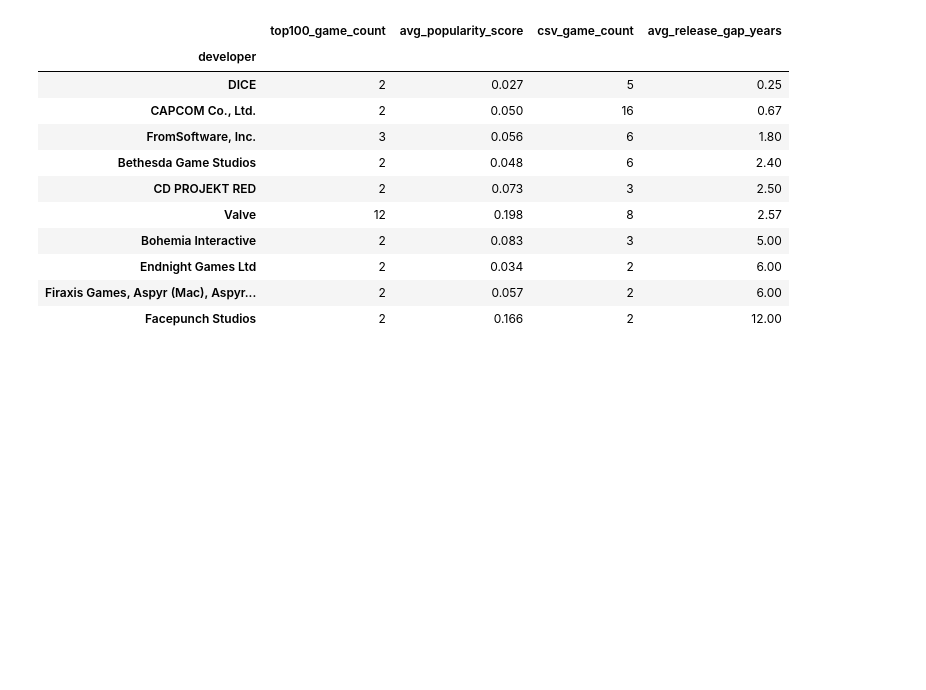
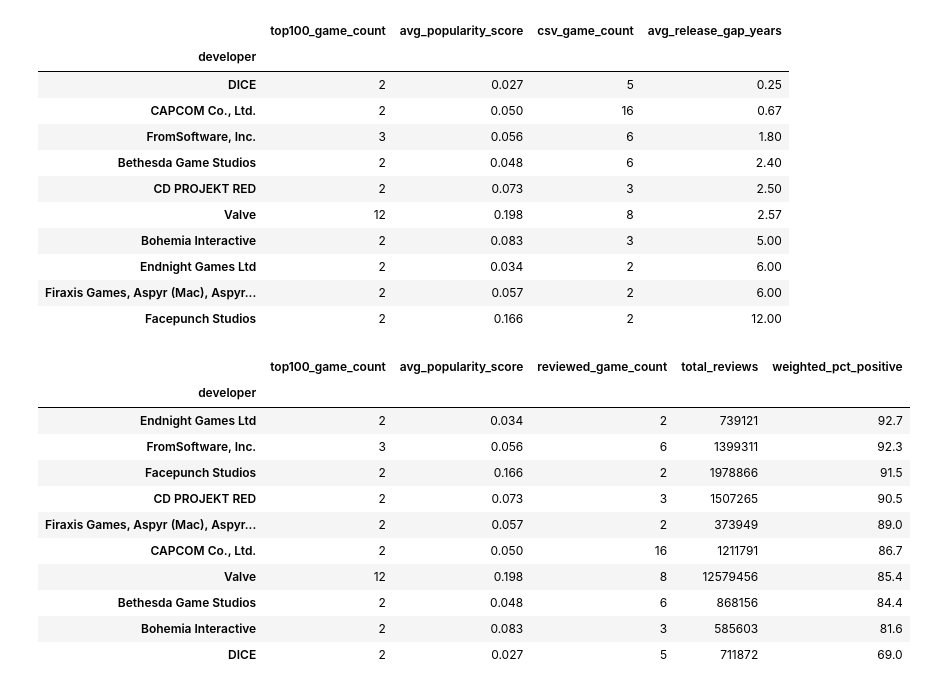
Before and after one commit to JaiJanarious/steam-gaming-for-investors, a Jupyter notebook: Gaming_For_Investors.ipynb, the cells around one changed output. Cells and saved outputs as stored; diff of their text form; code cells hidden in the pictures; blank space fills up the shorter version.

Commit message:
Added pt 3. adds weighted average reviews on games associated with each dev.

```diff
--- a/Gaming_For_Investors.ipynb
+++ b/Gaming_For_Investors.ipynb
@@ -110,3 +110,36 @@ step2_table.sort_values("avg_release_gap_years")
 | Endnight Games Ltd | 2 | 0.034 | 2 | 6.00 |
 | Firaxis Games, Aspyr (Mac), Aspyr... | 2 | 0.057 | 2 | 6.00 |
 | Facepunch Studios | 2 | 0.166 | 2 | 12.00 |
+# %%
+for developer, stats in developer_stats.items():
+    # only this developer's games that have at least 1 review
+    reviewed_games = games[(games["developers"] == developer) & (games["num_reviews_total"] > 0)]
+    review_counts = reviewed_games["num_reviews_total"]
+
+    stats["reviewed_game_count"] = len(reviewed_games)
+    stats["total_reviews"] = int(review_counts.sum())
+
+    if len(reviewed_games) > 0:
+        # Weighted average of percent positive: games with more reviews count for more
+        weighted_sum = (reviewed_games["pct_pos_total"] * review_counts).sum()
+        stats["weighted_pct_positive"] = round(weighted_sum / review_counts.sum(), 1)
+    else:
+        stats["weighted_pct_positive"] = None  # nothing to average
+
+# Show the table (best reviewed first)
+step3_table = pd.DataFrame.from_dict(developer_stats, orient="index")
+step3_table.index.name = "developer"
+step3_table.sort_values("weighted_pct_positive", ascending=False)
+# %% [output]
+|  | top100_game_count | avg_popularity_score | reviewed_game_count | total_reviews | weighted_pct_positive |
+| developer |  |  |  |  |  |
+| Endnight Games Ltd | 2 | 0.034 | 2 | 739121 | 92.7 |
+| FromSoftware, Inc. | 3 | 0.056 | 6 | 1399311 | 92.3 |
+| Facepunch Studios | 2 | 0.166 | 2 | 1978866 | 91.5 |
+| CD PROJEKT RED | 2 | 0.073 | 3 | 1507265 | 90.5 |
+| Firaxis Games, Aspyr (Mac), Aspyr... | 2 | 0.057 | 2 | 373949 | 89.0 |
+| CAPCOM Co., Ltd. | 2 | 0.050 | 16 | 1211791 | 86.7 |
+| Valve | 12 | 0.198 | 8 | 12579456 | 85.4 |
+| Bethesda Game Studios | 2 | 0.048 | 6 | 868156 | 84.4 |
+| Bohemia Interactive | 2 | 0.083 | 3 | 585603 | 81.6 |
+| DICE | 2 | 0.027 | 5 | 711872 | 69.0 |
```
